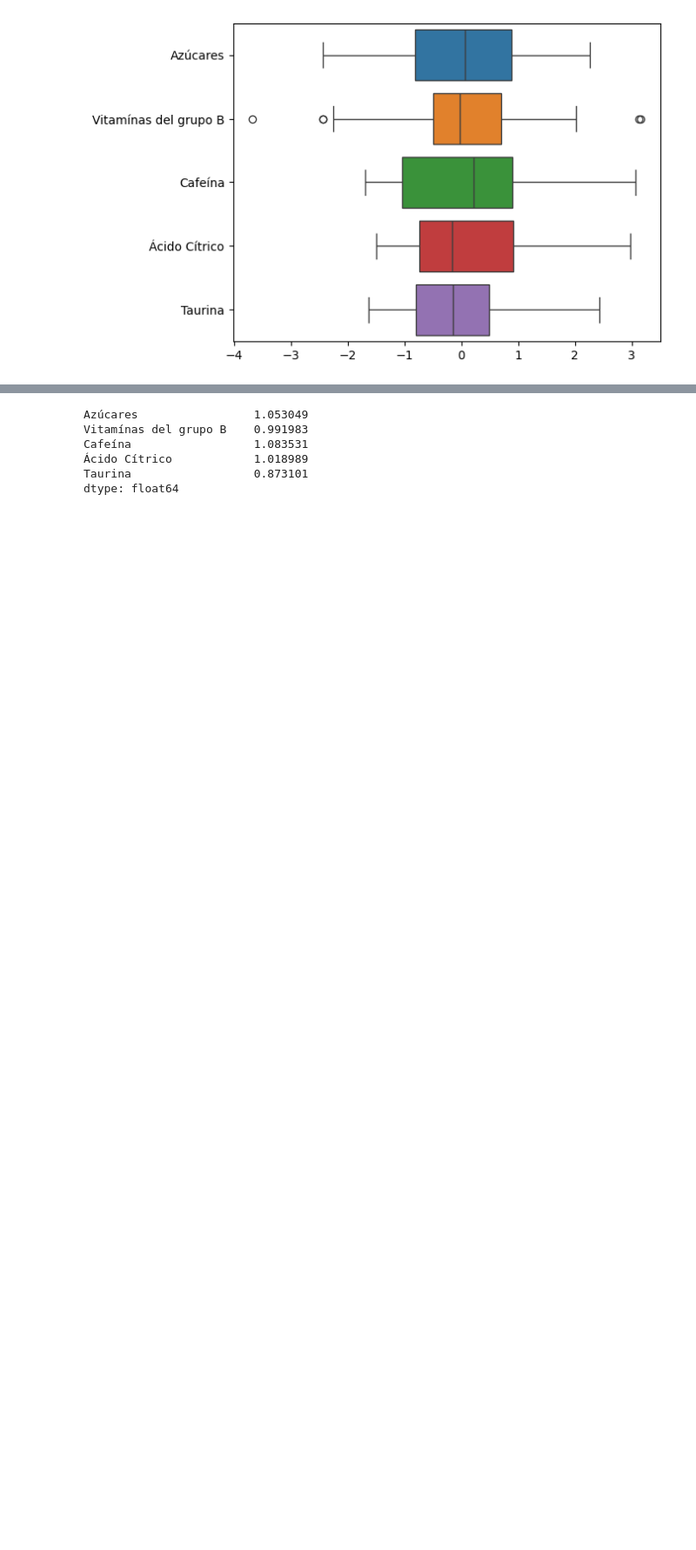
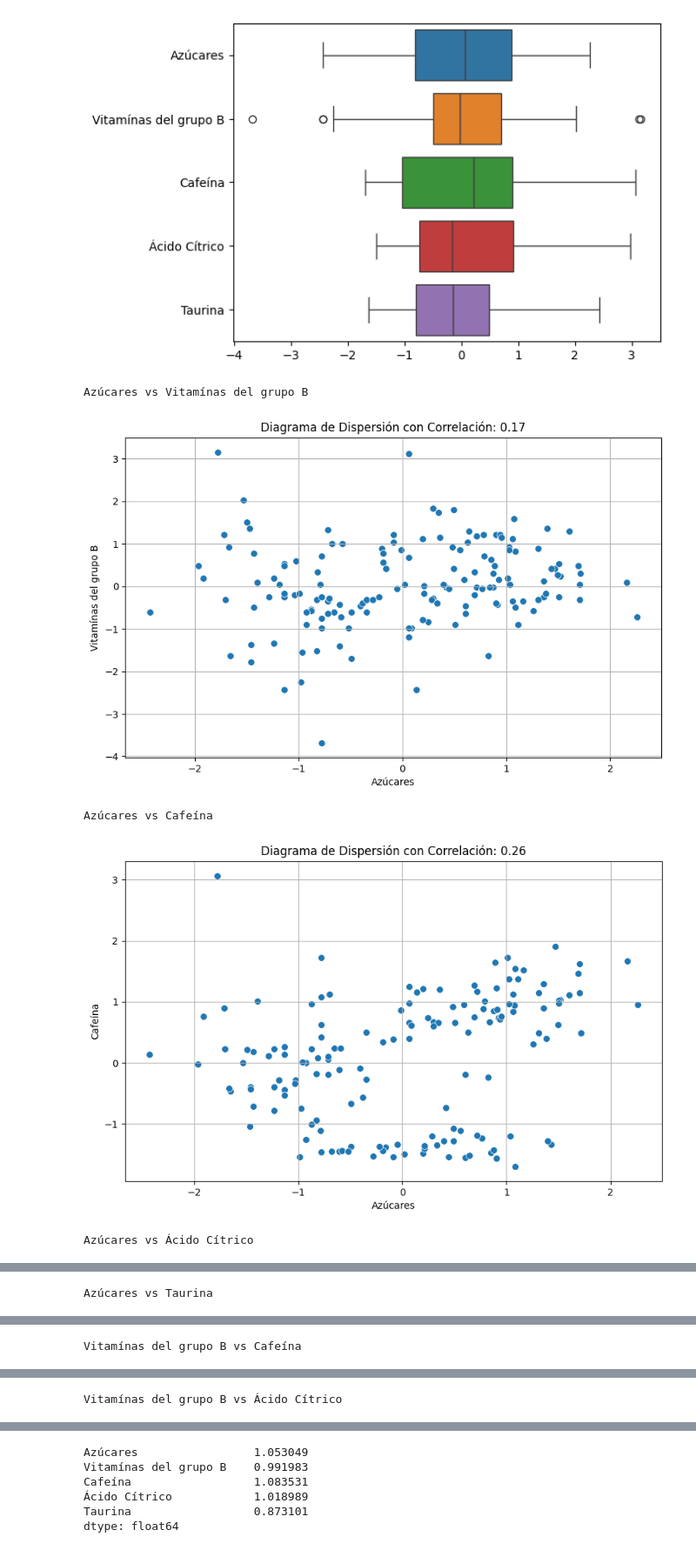
Before and after one commit to cristiancabezas/ONLINE_DS_THEBRIDGE_CRISTIAN, a Jupyter notebook: Sprint_13/Unidad_02/Practica_Obligatoria/18_Practica_Obligatoria_Clustering_II.ipynb, the cells around one changed output, grey strips where cells are left out. Shown at 87% size. Drawn from its saved outputs; the diff is of its cells as text; code cells hidden in the pictures; blank space fills up the shorter version.

```diff
--- a/Sprint_13/Unidad_02/Practica_Obligatoria/18_Practica_Obligatoria_Clustering_II.ipynb
+++ b/Sprint_13/Unidad_02/Practica_Obligatoria/18_Practica_Obligatoria_Clustering_II.ipynb
@@ -104,3 +104,15 @@ sns.heatmap(df.corr(), annot=True);
 sns.boxplot(df[cols], orient='h');
 # %% [output]
 [figure]
+# %%
+from itertools import combinations
+
+for x, y in combinations(df.columns, r = 2):
+    print(f"{x} vs {y}")
+    grafico_dispersion_con_correlacion(df, x, y, mostrar_correlacion= True)
+# %% [output]
+Azúcares vs Vitamínas del grupo B
+[figure, added]
+Azúcares vs Cafeína
+[figure, added]
+Azúcares vs Ácido Cítrico
@@ -106,0 +120 @@ sns.boxplot(df[cols], orient='h');
+Azúcares vs Taurina
@@ -106,0 +122 @@ sns.boxplot(df[cols], orient='h');
+Vitamínas del grupo B vs Cafeína
@@ -106,0 +124 @@ sns.boxplot(df[cols], orient='h');
+Vitamínas del grupo B vs Ácido Cítrico
```
Also changed, not shown: parts of 55 cells of this notebook, 33 other files.
